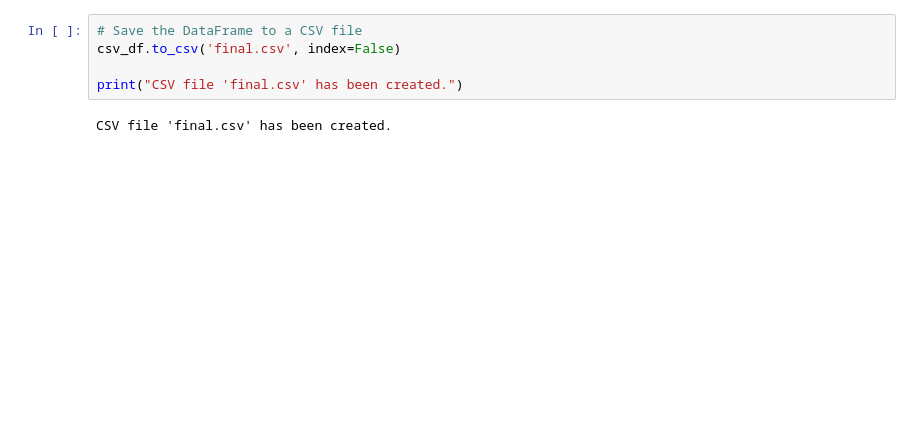
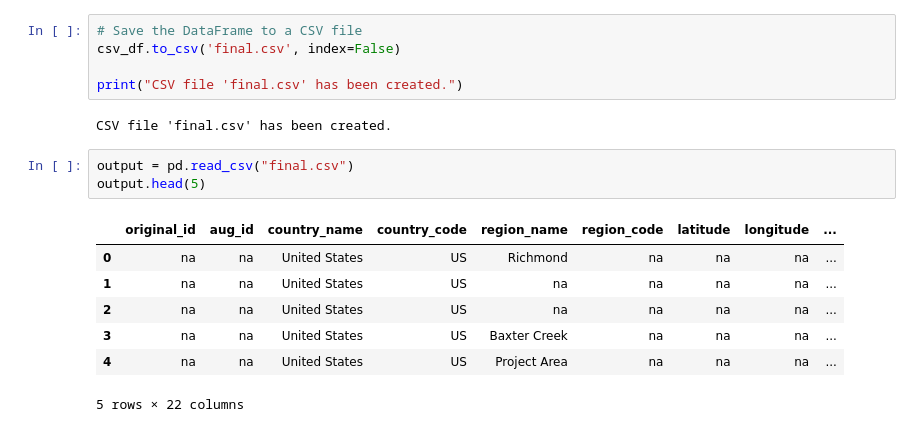
Before and after one commit to dashakya/Construction-and-Infrastructure-Data-Scraping, a Jupyter notebook: scraping_ner.ipynb, the cells around one changed output. Drawn from its saved outputs; the diff is of its cells as text; blank space fills up the shorter version.

```diff
--- a/scraping_ner.ipynb
+++ b/scraping_ner.ipynb
@@ -262,3 +270,14 @@ csv_df.to_csv('final.csv', index=False)
 print("CSV file 'final.csv' has been created.")
 # %% [output]
 CSV file 'final.csv' has been created.
+# %%
+output = pd.read_csv("final.csv")
+output.head(5)
+# %% [output]
+|  | original_id | aug_id | country_name | country_code | region_name | region_code | latitude | longitude | ... |
+| 0 | na | na | United States | US | Richmond | na | na | na | ... |
+| 1 | na | na | United States | US | na | na | na | na | ... |
+| 2 | na | na | United States | US | na | na | na | na | ... |
+| 3 | na | na | United States | US | Baxter Creek | na | na | na | ... |
+| 4 | na | na | United States | US | Project Area | na | na | na | ... |
+5 rows × 22 columns
```
Also changed, not shown: parts of 3 cells of this notebook, 1 other file.
